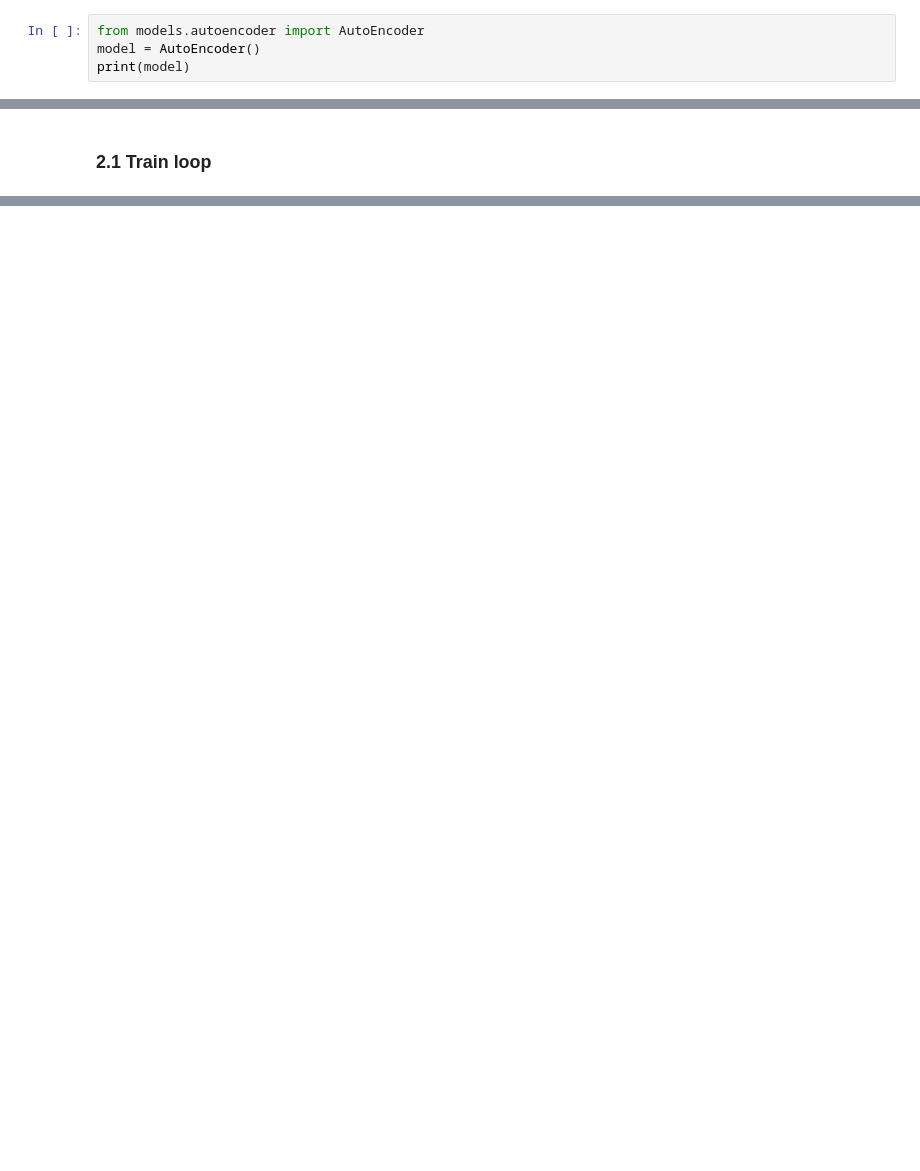
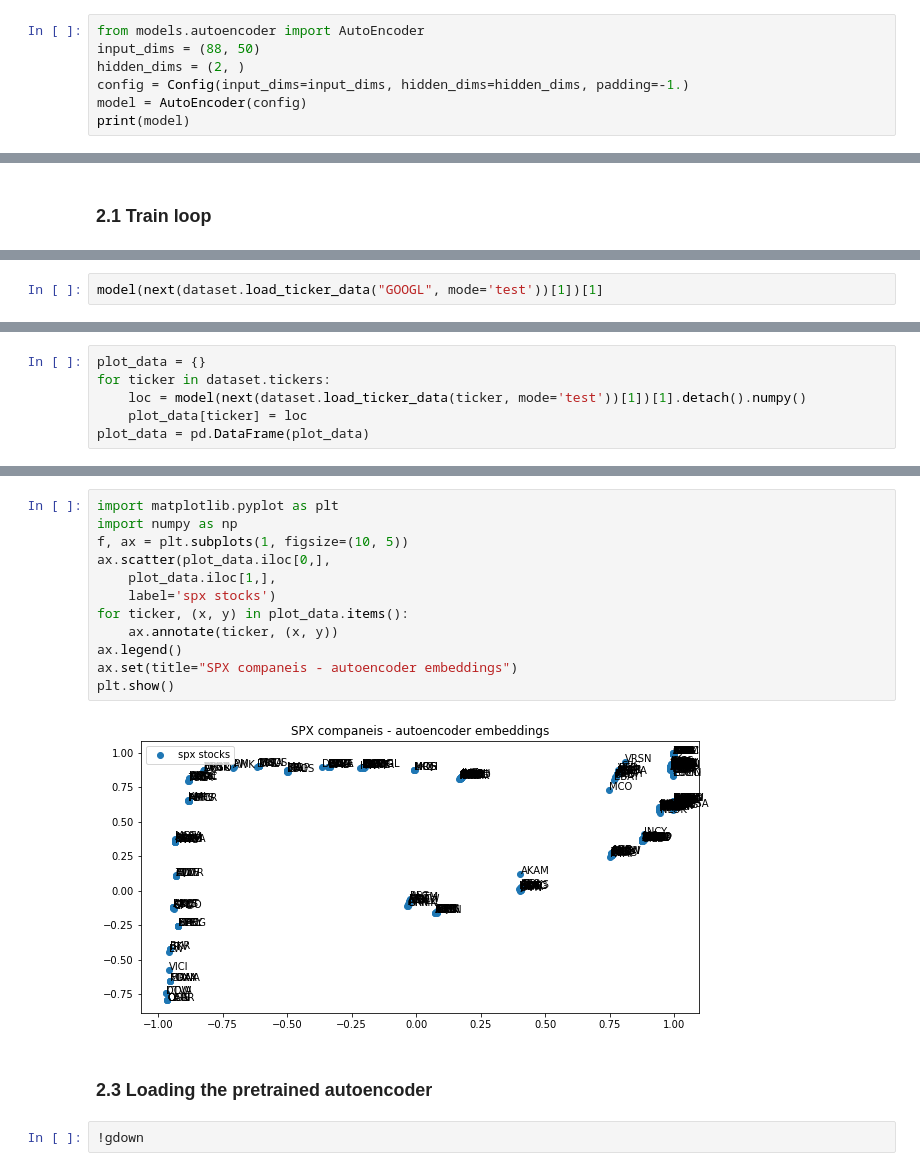
Before and after one commit to pauljhp/Stock_Prediction_SA, a Jupyter notebook: train.ipynb, the cells around one changed output, grey strips where cells are left out. Drawn from its saved outputs; the diff is of its cells as text; blank space fills up the shorter version.

```diff
--- a/train.ipynb
+++ b/train.ipynb
@@ -46,7 +46,10 @@ dataset = BaseDataset(config=config)
 ## 2. Train autoencoder
 # %%
 from models.autoencoder import AutoEncoder
-model = AutoEncoder()
+input_dims = (88, 50)
+hidden_dims = (2, )
+config = Config(input_dims=input_dims, hidden_dims=hidden_dims, padding=-1.)
+model = AutoEncoder(config)
 print(model)
 # %% [output]
 AutoEncoder(
@@ -94,0 +131,2 @@ for epoch in range(100):
+# %%
+model(next(dataset.load_ticker_data("GOOGL", mode='test'))[1])[1]
@@ -94,0 +135,6 @@ for epoch in range(100):
+# %%
+plot_data = {}
+for ticker in dataset.tickers:
+    loc = model(next(dataset.load_ticker_data(ticker, mode='test'))[1])[1].detach().numpy()
+    plot_data[ticker] = loc
+plot_data = pd.DataFrame(plot_data)
@@ -94,0 +161,18 @@ for epoch in range(100):
+# %%
+import matplotlib.pyplot as plt
+import numpy as np
+f, ax = plt.subplots(1, figsize=(10, 5))
+ax.scatter(plot_data.iloc[0,],
+    plot_data.iloc[1,],
+    label='spx stocks')
+for ticker, (x, y) in plot_data.items():
+    ax.annotate(ticker, (x, y))
+ax.legend()
+ax.set(title="SPX companeis - autoencoder embeddings")
+plt.show()
+# %% [output]
+[figure, added]
+# %% [markdown]
+### 2.3 Loading the pretrained autoencoder
+# %%
+!gdown
```
Also changed, not shown: parts of 6 cells of this notebook.
